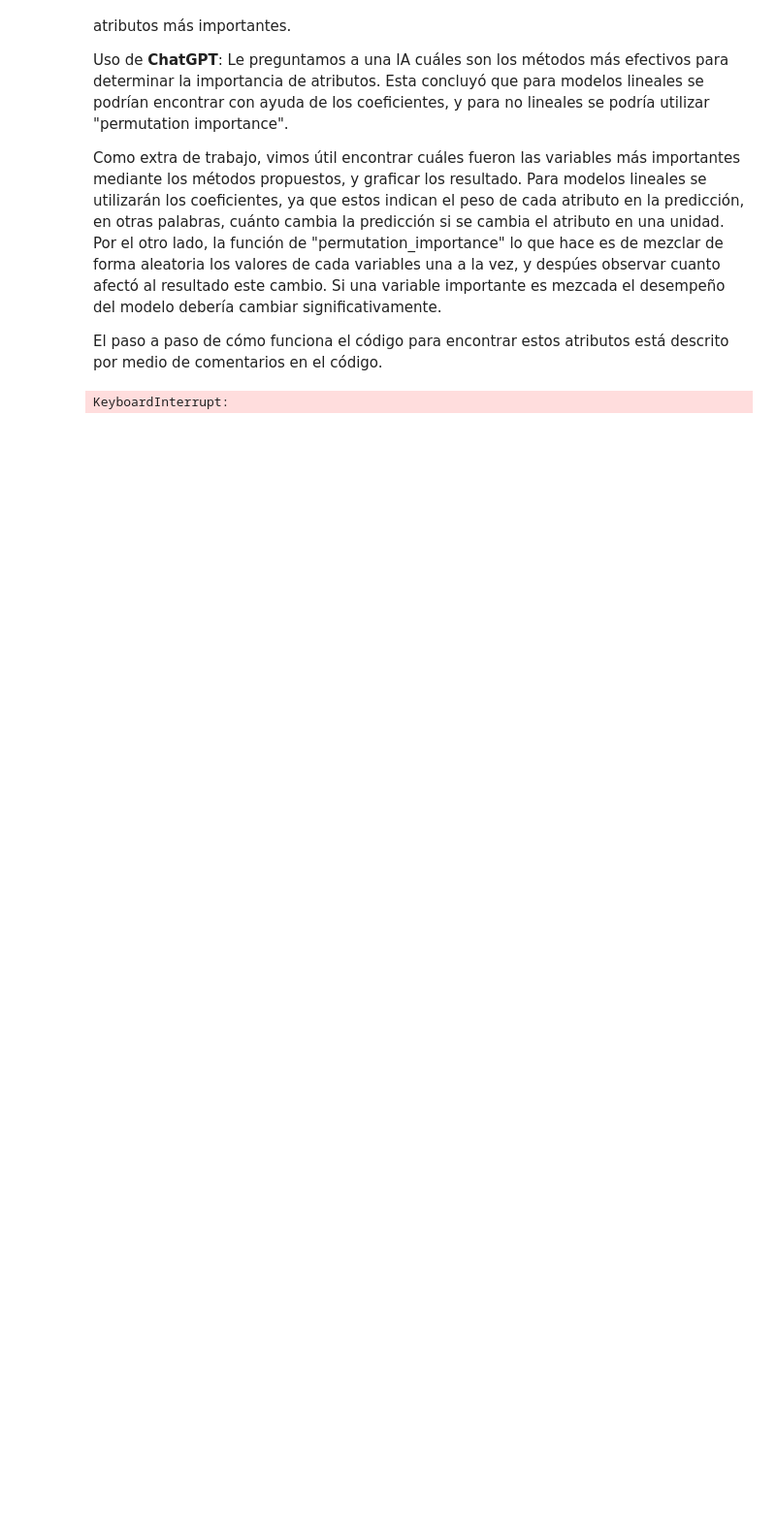
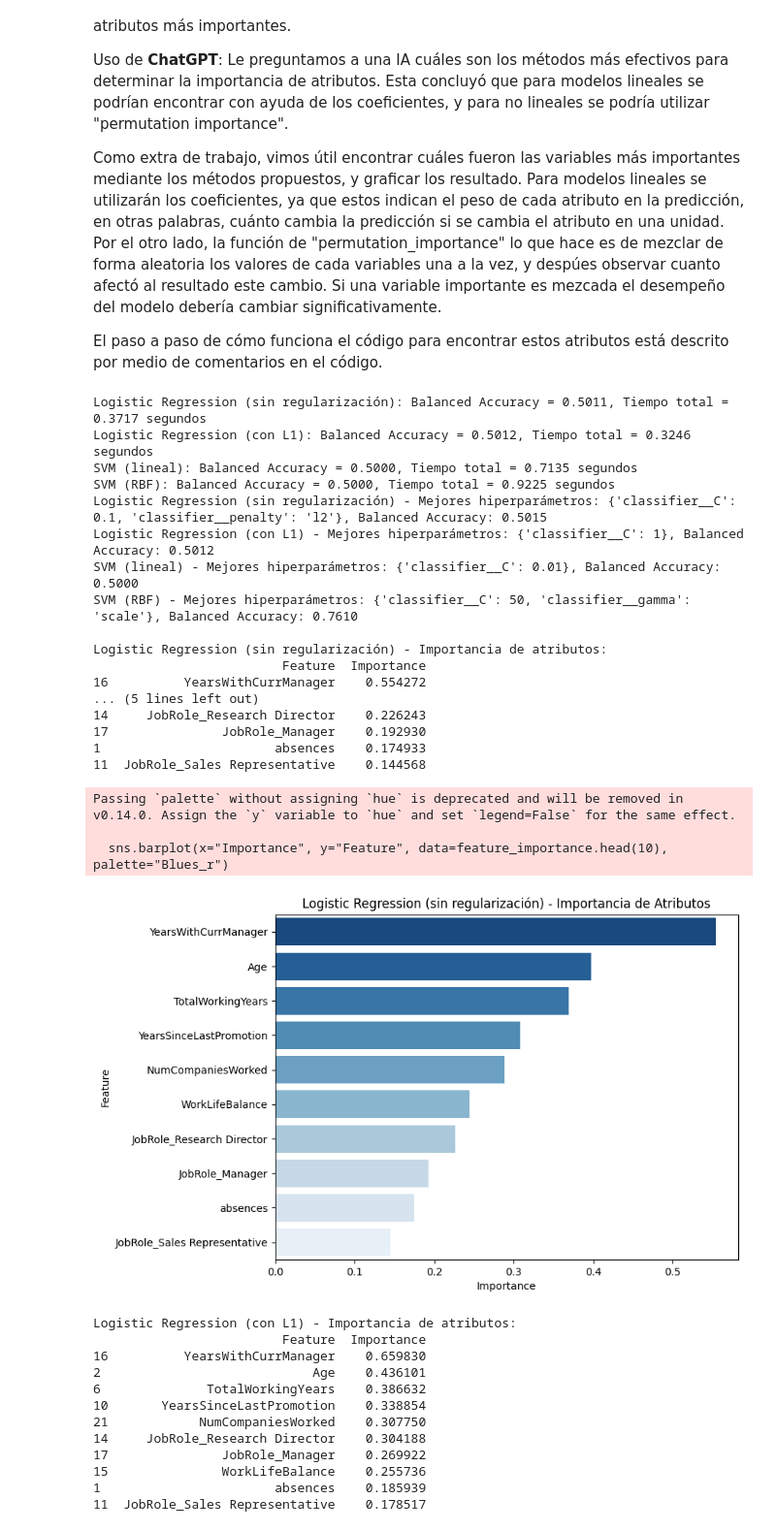
Before and after one commit to 100485446-UC3M/Primera_Practica_Machine_Learning_Grupo16, a Jupyter notebook: Predicciones.ipynb, the cells around one changed output. Shown at 97% size. Drawn from its saved outputs; the diff is of its cells as text; code cells hidden in the pictures; blank space fills up the shorter version.

```diff
--- a/Predicciones.ipynb
+++ b/Predicciones.ipynb
@@ -806,10 +807,10 @@ for name, model in models.items():
 
 # Ajuste de hiperparámetros para los mejores modelos
 param_grid = {
-    "Logistic Regression (sin regularización)": {"classifier__C": [0.01, 0.1, 1, 10, 100], "classifier__penalty": ["l2"]},
-    "Logistic Regression (con L1)": {"classifier__C": [0.01, 0.1, 1, 10, 100]},
-    "SVM (lineal)": {"classifier__C": [0.01, 0.1, 1, 10, 100]},
-    "SVM (RBF)": {"classifier__C": [0.01, 0.1, 1, 10, 100], "classifier__gamma": ['scale', 'auto', 0.01, 0.1, 1]}
+    "Logistic Regression (sin regularización)": {"classifier__C": [0.01, 0.1, 1, 10, 50], "classifier__penalty": ["l2"]},
+    "Logistic Regression (con L1)": {"classifier__C": [0.01, 0.1, 1, 10, 50]},
+    "SVM (lineal)": {"classifier__C": [0.01, 0.1, 1, 10, 50]},
+    "SVM (RBF)": {"classifier__C": [0.01, 0.1, 1, 10, 50], "classifier__gamma": ['scale', 'auto', 0.01, 0.1, 1]}
 }
 
 best_models = {}
@@ -896,31 +897,63 @@ for idx, (model_name, df) in enumerate(grid_results.items()):
         ax_accuracy.set_xlabel(p_keys[1])
         ax_accuracy.set_ylabel(p_keys[0])
         ax_accuracy.set_title(f"{model_name} - Balanced Accuracy")
 
         # Tiempo de entrenamiento
         sns.heatmap(pivot_time, annot=True, fmt=".4f", cmap="coolwarm", cbar_kws={'label': 'Training Time (s)'}, ax=ax_time)
         ax_time.set_xlabel(p_keys[1])
         ax_time.set_ylabel(p_keys[0])
         ax_time.set_title(f"{model_name} - Training Time")
 
     elif len(p_keys) == 1:
         # En caso de haber un solo parámetro
         param_name = p_keys[0]
         sns.barplot(x=f"param_{param_name}", y="mean_test_score", data=df,  hue=None, palette="Blues_d", ax=ax_accuracy)
         ax_accuracy.set_xlabel(param_name)
         ax_accuracy.set_ylabel("Balanced Accuracy")
         ax_accuracy.set_title(f"{model_name} - Balanced Accuracy")
         plt.setp(ax_accuracy.get_xticklabels(), rotation=45)
 
         # Agregar el núemero de segundos en cada fila
         sns.barplot(x=f"param_{param_name}", y="mean_fit_time", data=df,  hue=None, palette="Reds_d", ax=ax_time)
         ax_time.set_xlabel(param_name)
         ax_time.set_ylabel("Training Time (s)")
         ax_time.set_title(f"{model_name} - Training Time")
         plt.setp(ax_time.get_xticklabels(), rotation=45)
 
 # Adjust layout to prevent overlap
 plt.tight_layout()
 plt.show()
 # %% [output]
-KeyboardInterrupt:
+Logistic Regression (sin regularización): Balanced Accuracy = 0.5011, Tiempo total = 0.3717 segundos
+Logistic Regression (con L1): Balanced Accuracy = 0.5012, Tiempo total = 0.3246 segundos
+SVM (lineal): Balanced Accuracy = 0.5000, Tiempo total = 0.7135 segundos
+SVM (RBF): Balanced Accuracy = 0.5000, Tiempo total = 0.9225 segundos
+Logistic Regression (sin regularización) - Mejores hiperparámetros: {'classifier__C': 0.1, 'classifier__penalty': 'l2'}, Balanced Accuracy: 0.5015
+Logistic Regression (con L1) - Mejores hiperparámetros: {'classifier__C': 1}, Balanced Accuracy: 0.5012
+SVM (lineal) - Mejores hiperparámetros: {'classifier__C': 0.01}, Balanced Accuracy: 0.5000
+SVM (RBF) - Mejores hiperparámetros: {'classifier__C': 50, 'classifier__gamma': 'scale'}, Balanced Accuracy: 0.7610
+
+Logistic Regression (sin regularización) - Importancia de atributos:
+                         Feature  Importance
+16          YearsWithCurrManager    0.554272
+... (5 lines left out)
+14     JobRole_Research Director    0.226243
+17               JobRole_Manager    0.192930
+1                       absences    0.174933
+11  JobRole_Sales Representative    0.144568
+Passing `palette` without assigning `hue` is deprecated and will be removed in v0.14.0. Assign the `y` variable to `hue` and set `legend=False` for the same effect.
+
+  sns.barplot(x="Importance", y="Feature", data=feature_importance.head(10), palette="Blues_r")
+[figure, added]
+Logistic Regression (con L1) - Importancia de atributos:
+                         Feature  Importance
+16          YearsWithCurrManager    0.659830
+2                            Age    0.436101
+6              TotalWorkingYears    0.386632
+10       YearsSinceLastPromotion    0.338854
+21            NumCompaniesWorked    0.307750
+14     JobRole_Research Director    0.304188
+17               JobRole_Manager    0.269922
+15               WorkLifeBalance    0.255736
+1                       absences    0.185939
+11  JobRole_Sales Representative    0.178517
```
Also changed, not shown: parts of 11 cells of this notebook.
